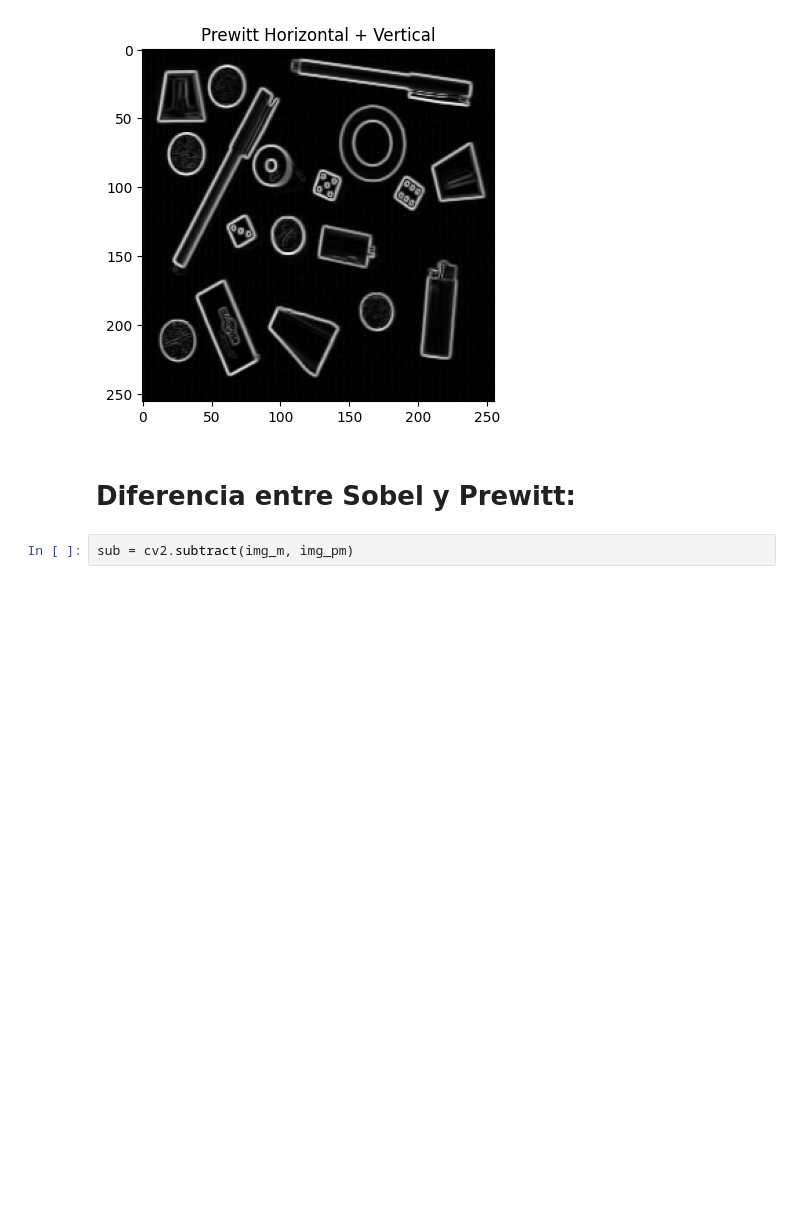
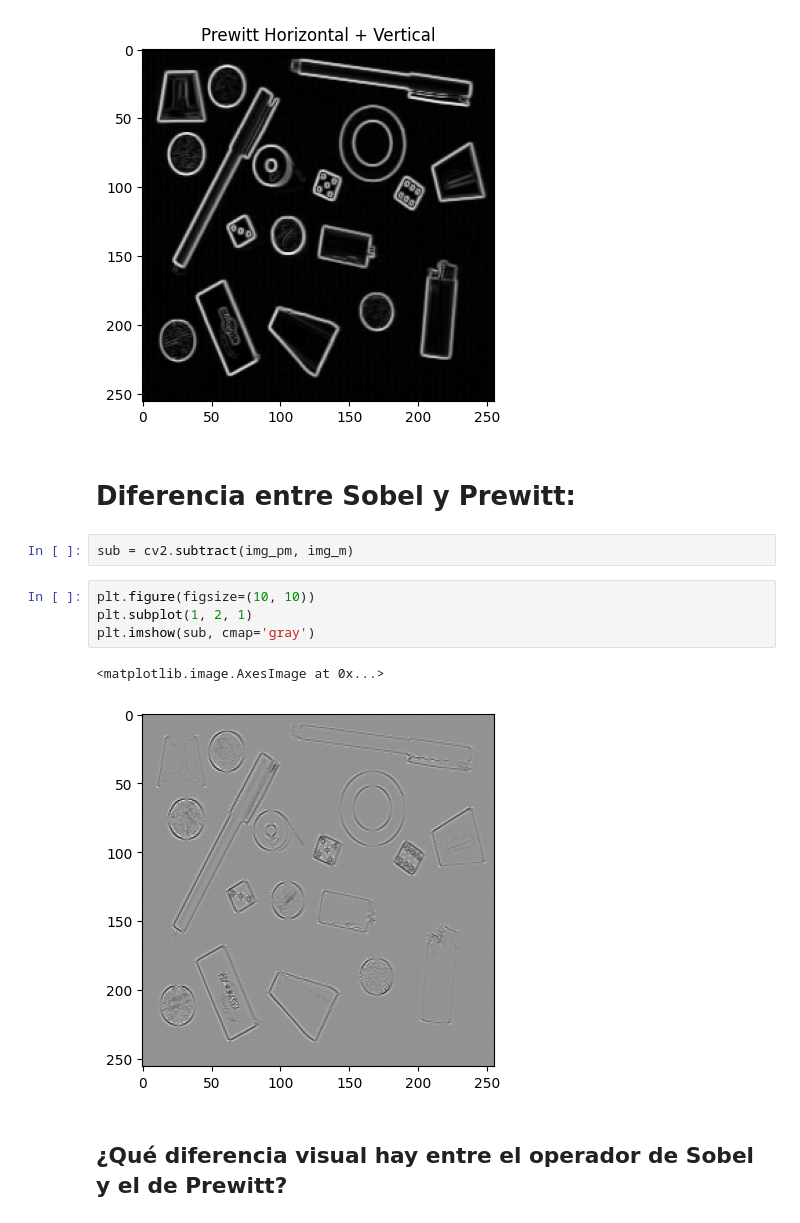
Before and after one commit to pukinidev/TalleresImagenes, a Jupyter notebook: Taller3/Filtros lineales de deteccion de contornos.ipynb, the cells around one changed output. Cells and saved outputs as stored; diff of their text form; blank space fills up the shorter version.

```diff
--- a/Taller3/Filtros lineales de deteccion de contornos.ipynb
+++ b/Taller3/Filtros lineales de deteccion de contornos.ipynb
@@ -90,4 +96,13 @@ Text(0.5, 1.0, 'Prewitt Horizontal + Vertical')
 # %% [markdown]
 # Diferencia entre Sobel y Prewitt:
 # %%
-sub = cv2.subtract(img_m, img_pm)
+sub = cv2.subtract(img_pm, img_m)
+# %%
+plt.figure(figsize=(10, 10))
+plt.subplot(1, 2, 1)
+plt.imshow(sub, cmap='gray')
+# %% [output]
+<matplotlib.image.AxesImage at 0x...>
+[figure, added]
+# %% [markdown]
+## ¿Qué diferencia visual hay entre el operador de Sobel y el de Prewitt?
```
Also changed, not shown: parts of 8 cells of this notebook, 2 other files.
